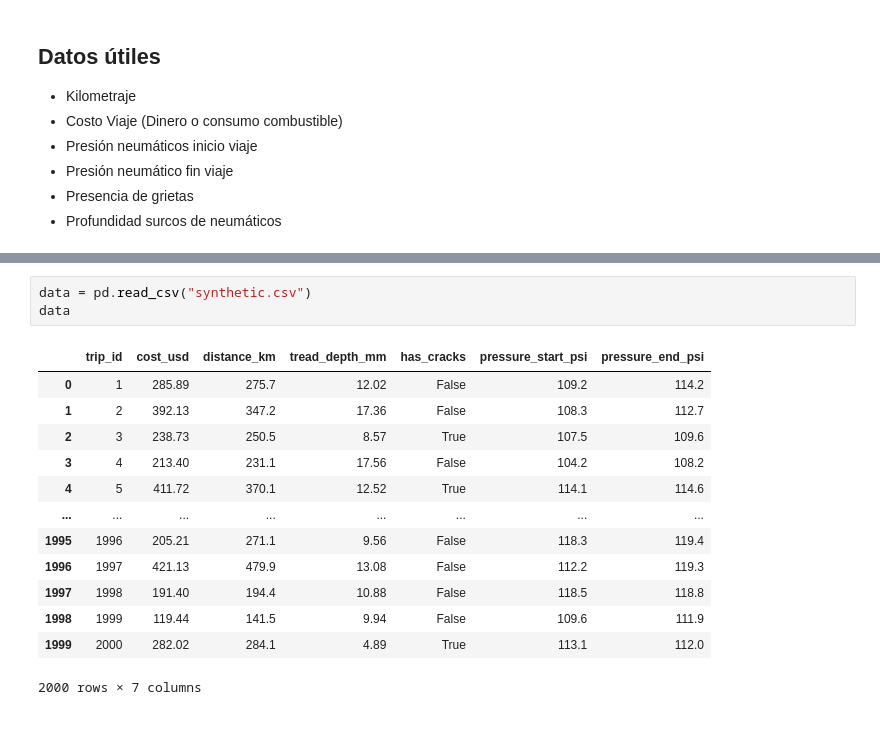
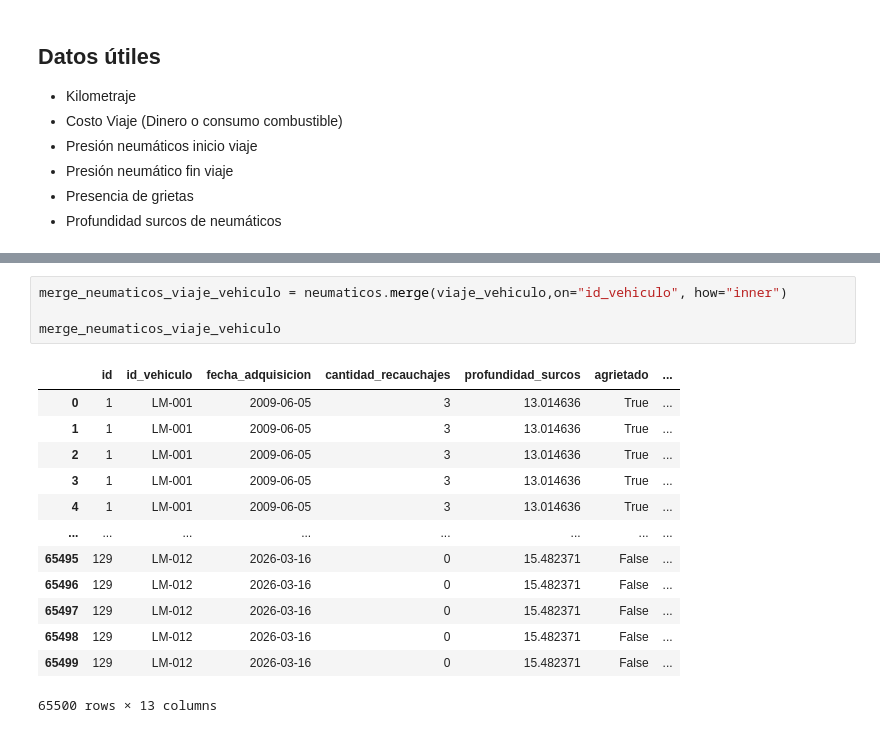
Before and after one commit to EliasMartinezUSM/LlachMetrics, a Jupyter notebook: Modelo.ipynb, the cells around one changed output, grey strips where cells are left out. Saved outputs shown, nothing was run; the diff lists cells and outputs as text.

```diff
--- a/Modelo.ipynb
+++ b/Modelo.ipynb
@@ -91,17 +35,18 @@ Saved 2000 rows to synthetic.csv
 # %%
-data = pd.read_csv("synthetic.csv")
-data
+merge_neumaticos_viaje_vehiculo = neumaticos.merge(viaje_vehiculo,on="id_vehiculo", how="inner")
+
+merge_neumaticos_viaje_vehiculo
 # %% [output]
-|  | trip_id | cost_usd | distance_km | tread_depth_mm | has_cracks | pressure_start_psi | pressure_end_psi |
-| 0 | 1 | 285.89 | 275.7 | 12.02 | False | 109.2 | 114.2 |
-| 1 | 2 | 392.13 | 347.2 | 17.36 | False | 108.3 | 112.7 |
-| 2 | 3 | 238.73 | 250.5 | 8.57 | True | 107.5 | 109.6 |
-| 3 | 4 | 213.40 | 231.1 | 17.56 | False | 104.2 | 108.2 |
-| 4 | 5 | 411.72 | 370.1 | 12.52 | True | 114.1 | 114.6 |
+|  | id | id_vehiculo | fecha_adquisicion | cantidad_recauchajes | profundidad_surcos | agrietado | ... |
+| 0 | 1 | LM-001 | 2009-06-05 | 3 | 13.014636 | True | ... |
+| 1 | 1 | LM-001 | 2009-06-05 | 3 | 13.014636 | True | ... |
+| 2 | 1 | LM-001 | 2009-06-05 | 3 | 13.014636 | True | ... |
+| 3 | 1 | LM-001 | 2009-06-05 | 3 | 13.014636 | True | ... |
+| 4 | 1 | LM-001 | 2009-06-05 | 3 | 13.014636 | True | ... |
 | ... | ... | ... | ... | ... | ... | ... | ... |
-| 1995 | 1996 | 205.21 | 271.1 | 9.56 | False | 118.3 | 119.4 |
-| 1996 | 1997 | 421.13 | 479.9 | 13.08 | False | 112.2 | 119.3 |
-| 1997 | 1998 | 191.40 | 194.4 | 10.88 | False | 118.5 | 118.8 |
-| 1998 | 1999 | 119.44 | 141.5 | 9.94 | False | 109.6 | 111.9 |
-| 1999 | 2000 | 282.02 | 284.1 | 4.89 | True | 113.1 | 112.0 |
+| 65495 | 129 | LM-012 | 2026-03-16 | 0 | 15.482371 | False | ... |
+| 65496 | 129 | LM-012 | 2026-03-16 | 0 | 15.482371 | False | ... |
+| 65497 | 129 | LM-012 | 2026-03-16 | 0 | 15.482371 | False | ... |
+| 65498 | 129 | LM-012 | 2026-03-16 | 0 | 15.482371 | False | ... |
+| 65499 | 129 | LM-012 | 2026-03-16 | 0 | 15.482371 | False | ... |
-2000 rows × 7 columns
+65500 rows × 13 columns
```
Also changed, not shown: parts of 2 cells of this notebook, 7 other files.
